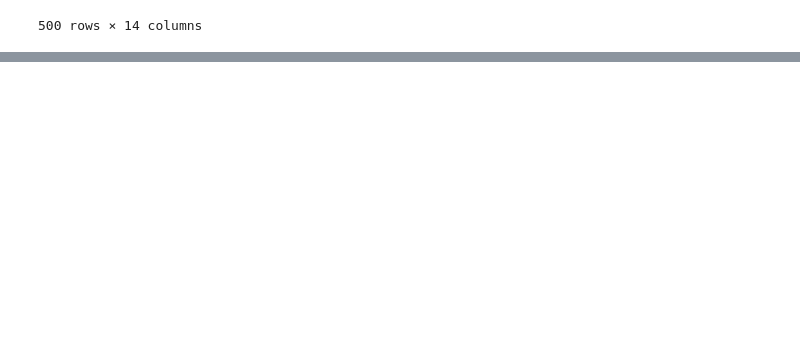
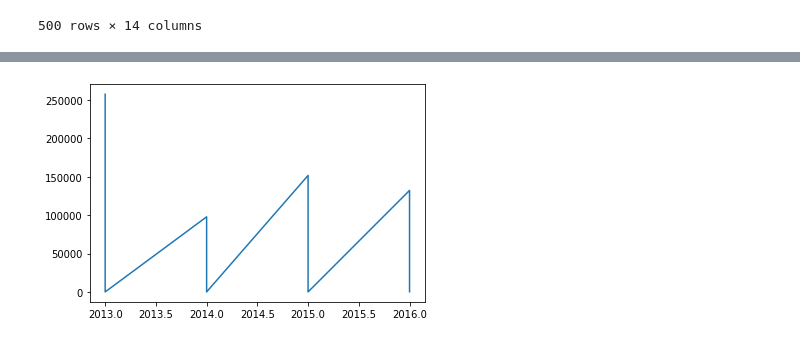
Before and after one commit to JERWIN0/BAT404_FIREMAN, a Jupyter notebook: Explanatory_Analysis_of_Wildfires_Occurrence_Worldwide.ipynb, the cells around one changed output, grey strips where cells are left out. Drawn from its saved outputs; the diff is of its cells as text; code cells hidden in the pictures; blank space fills up the shorter version.

```diff
--- a/Explanatory_Analysis_of_Wildfires_Occurrence_Worldwide.ipynb
+++ b/Explanatory_Analysis_of_Wildfires_Occurrence_Worldwide.ipynb
@@ -74,0 +90,6 @@ ds.head (500)
+# %%
+plt.plot(ds.ArchiveYear, ds.AcresBurned)
+
+plt.show()
+# %% [output]
+[figure, added]
```
Also changed, not shown: parts of 1 cell of this notebook.
